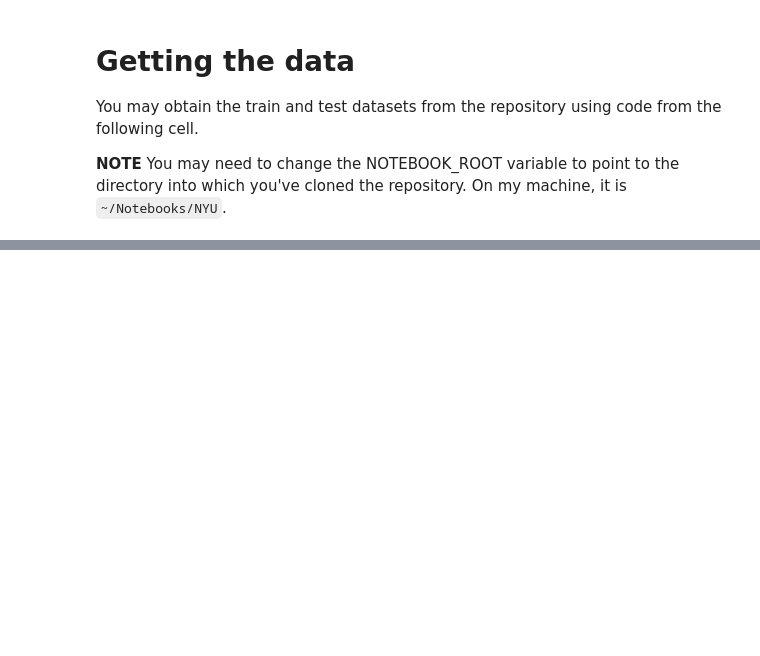
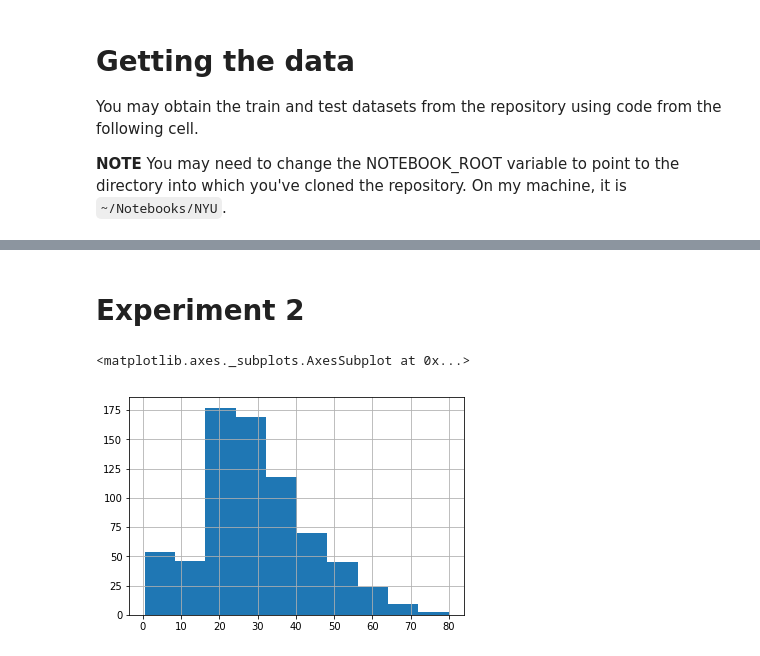
Before and after one commit to uhasan1/FRE-7773-Machine-Learning-2019, a Jupyter notebook: Assignment/Assignment_2.ipynb, the cells around one changed output, grey strips where cells are left out. Saved outputs shown, nothing was run; the diff lists cells and outputs as text; code cells hidden in the pictures; blank space fills up the shorter version.

```diff
--- a/Assignment/Assignment_2.ipynb
+++ b/Assignment/Assignment_2.ipynb
@@ -179,0 +220,7 @@ scores.mean()
+# %% [markdown]
+# Experiment 2
+# %%
+train_data["Age"].hist()
+# %% [output]
+<matplotlib.axes._subplots.AxesSubplot at 0x...>
+[figure, added]
```
Also changed, not shown: parts of 33 cells of this notebook.
